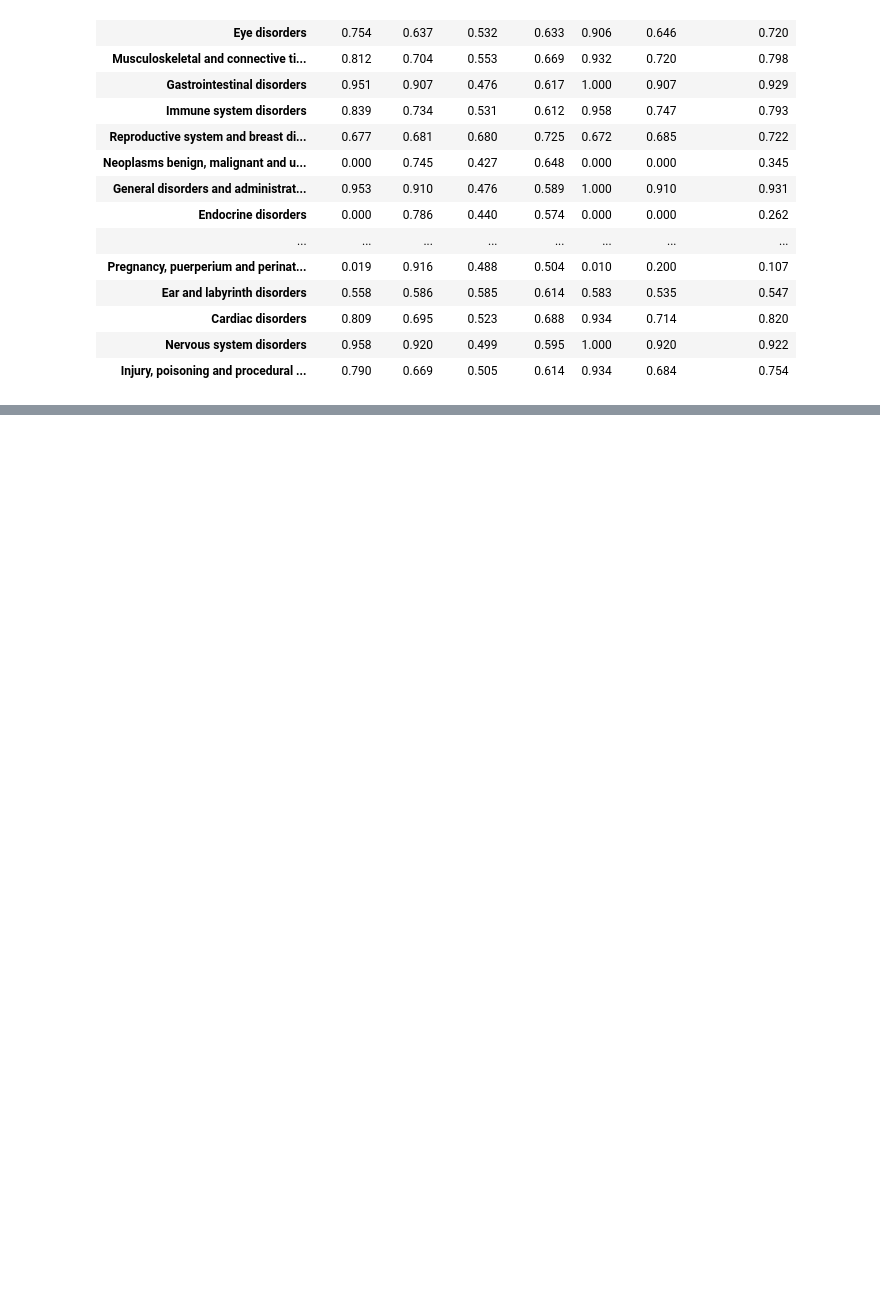
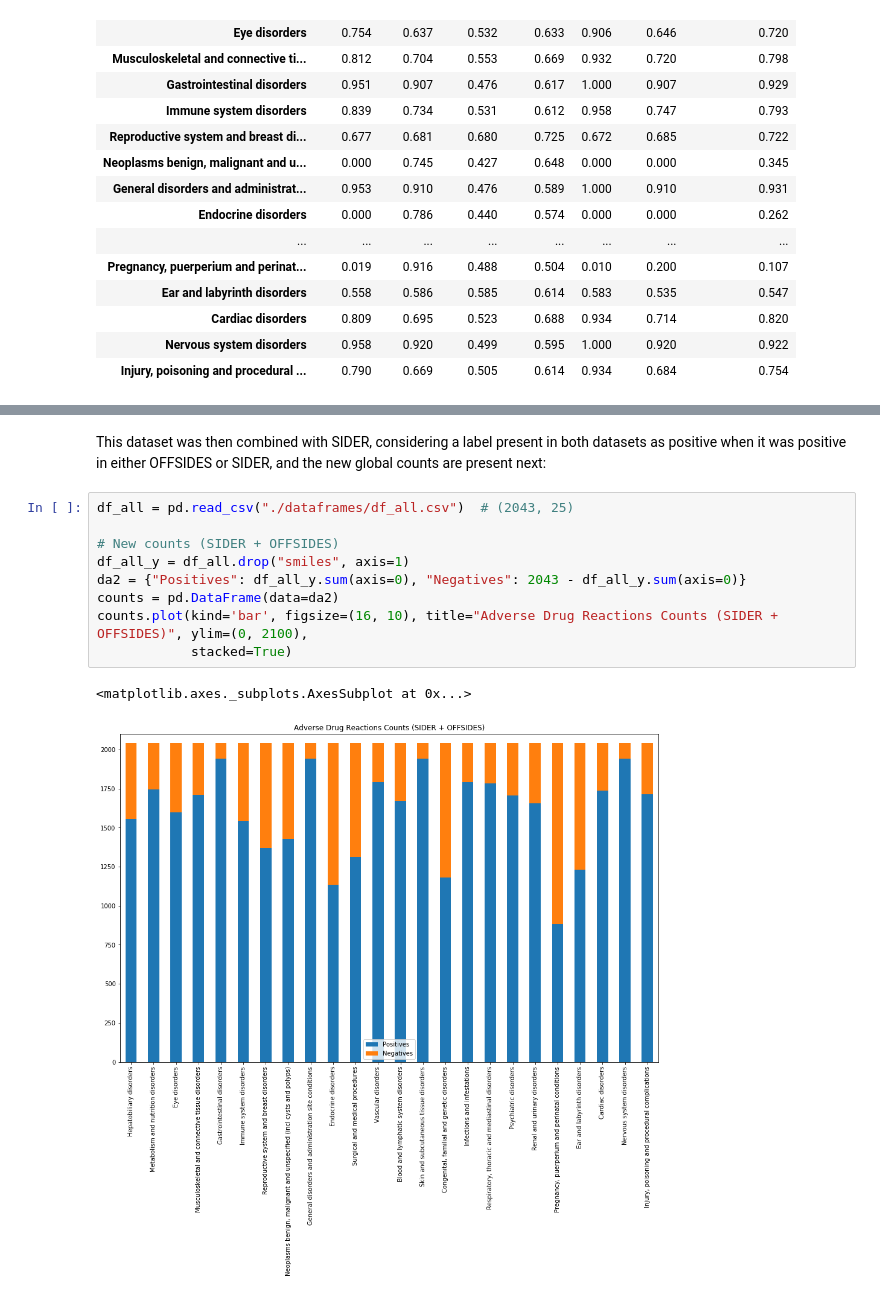
Before and after one commit to ricardoamferreira/Predicting-Adverse-Drug-Reactions-with-Machine-Learning, a Jupyter notebook: Predicting Adverse Drug Reactions With Machine Learning.ipynb, the cells around one changed output, grey strips where cells are left out. Cells and saved outputs as stored; diff of their text form; blank space fills up the shorter version.

```diff
--- a/Predicting Adverse Drug Reactions With Machine Learning.ipynb
+++ b/Predicting Adverse Drug Reactions With Machine Learning.ipynb
@@ -376,0 +767,14 @@ Scores for optimized SVC with balancing:
+# %% [markdown]
+This dataset was then combined with SIDER, considering a label present in both datasets as positive when it was positive in either OFFSIDES or SIDER, and the new global counts are present next:
+# %%
+df_all = pd.read_csv("./dataframes/df_all.csv")  # (2043, 25)
+
+# New counts (SIDER + OFFSIDES)
+df_all_y = df_all.drop("smiles", axis=1)
+da2 = {"Positives": df_all_y.sum(axis=0), "Negatives": 2043 - df_all_y.sum(axis=0)}
+counts = pd.DataFrame(data=da2)
+counts.plot(kind='bar', figsize=(16, 10), title="Adverse Drug Reactions Counts (SIDER + OFFSIDES)", ylim=(0, 2100),
+            stacked=True)
+# %% [output]
+<matplotlib.axes._subplots.AxesSubplot at 0x...>
+[figure, added]
```
Also changed, not shown: parts of 44 cells of this notebook, 2 other files.
